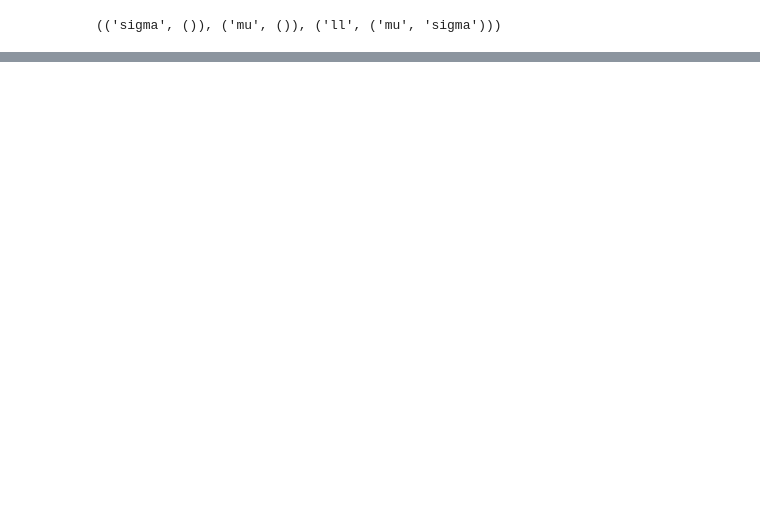
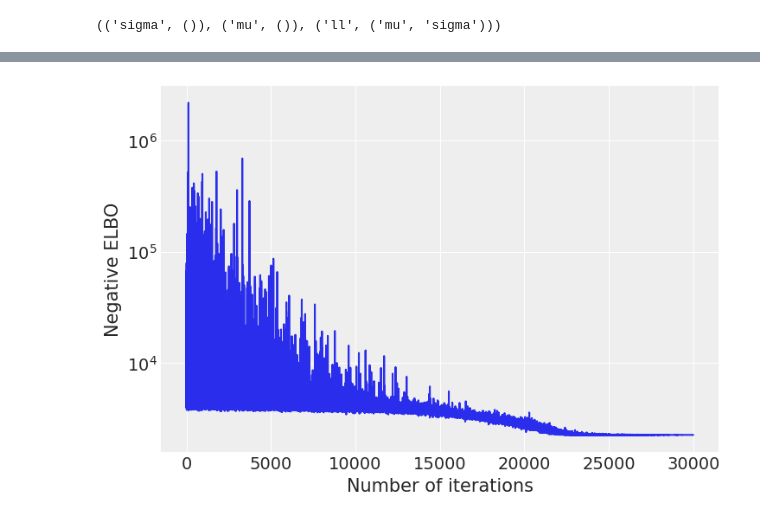
Before and after one commit to Sayam753/PyMCon-talk, a Jupyter notebook: prep_slides.ipynb, the cells around one changed output, grey strips where cells are left out. Cells and saved outputs as stored; diff of their text form; code cells hidden in the pictures; blank space fills up the shorter version.

```diff
--- a/prep_slides.ipynb
+++ b/prep_slides.ipynb
@@ -206,0 +349,11 @@ plt.yscale('log')
+# %%
+@pm4.model
+def model():
+    mu_prior = yield pm4.Normal('mu', 0, 1)
+    sigma_prior = yield pm4.Exponential('sigma', 1)
+    ll = yield pm4.Normal('ll', mu_prior, sigma_prior, observed=data)
+# %%
+meanfield_advi = pm4.fit(model(), num_steps=30_000)
+plot_elbo(meanfield_advi.losses)
+# %% [output]
+[figure, added]
```
Also changed, not shown: parts of 56 cells of this notebook.
